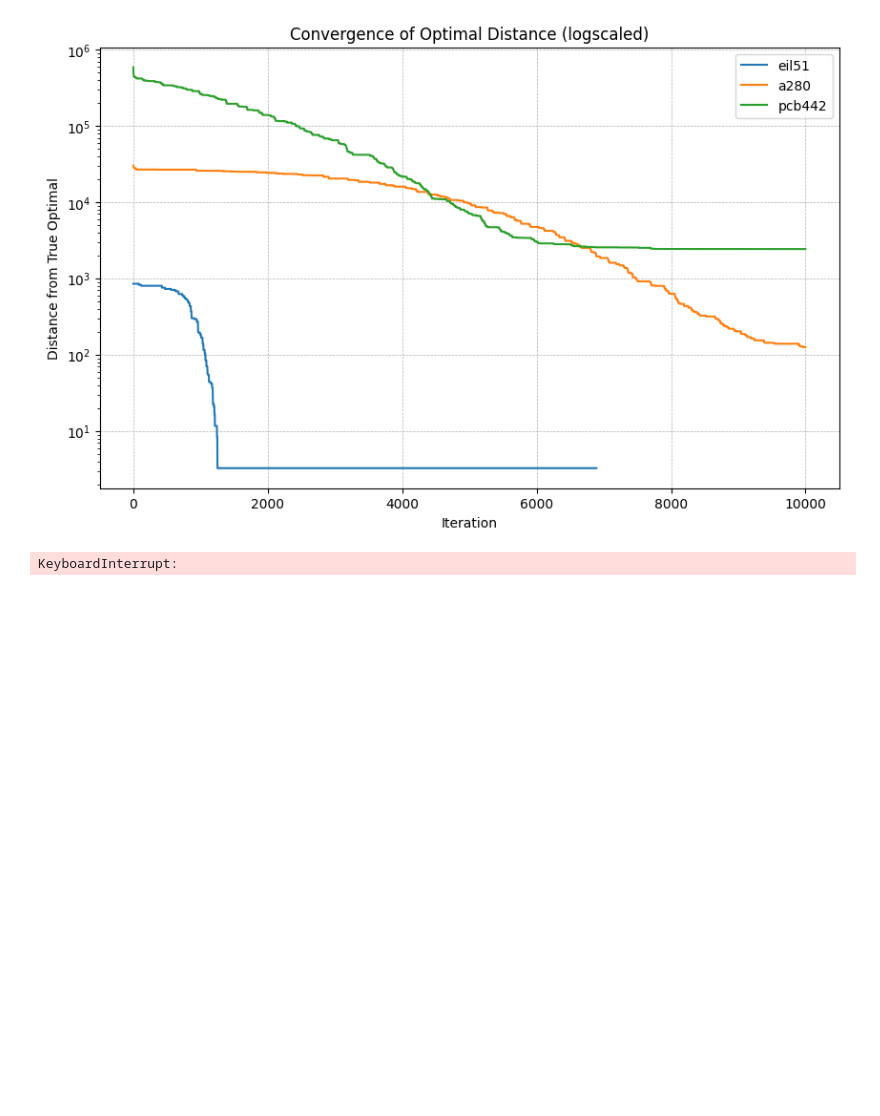
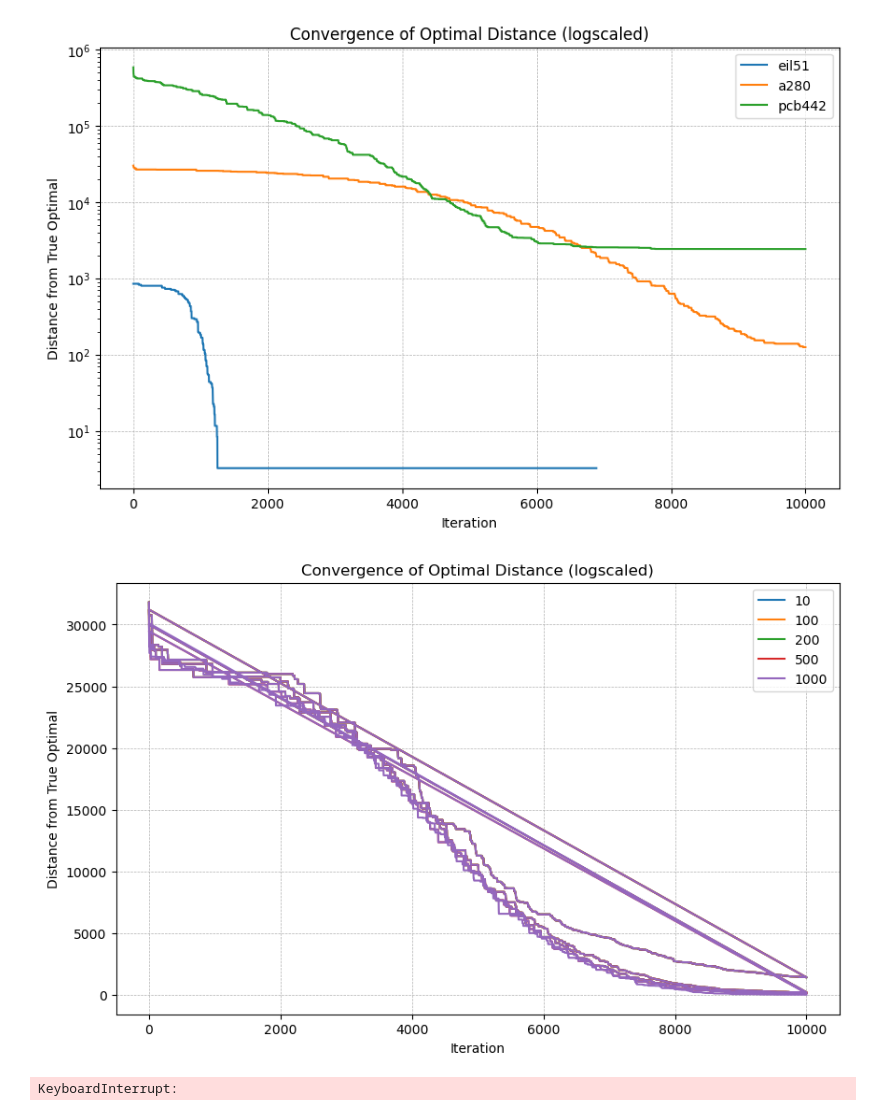
Before and after one commit to 3mmdrew/stochastic_assignment_3, a Jupyter notebook: Assignment 3.ipynb, the cells around one changed output. Saved outputs shown, nothing was run; the diff lists cells and outputs as text; code cells hidden in the pictures; blank space fills up the shorter version.

```diff
--- a/Assignment 3.ipynb
+++ b/Assignment 3.ipynb
@@ -194,6 +193,33 @@ plt.grid(True, linestyle='--', linewidth=0.5)
 plt.show()
 # %% [output]
 [figure]
+# %%
+a280_solver = TravelingSalesmanSolver(a280,a280_opt)
+
+def convergence_rate(convergence_path, optimal_distance):
+    # Calculate the differences from optimal distance
+    dist = np.array(convergence_path['opt_distance'])
+    return dist - optimal_distance
+
+def plot_ROC(convergence_path, optimal_value, label):
+    iterations = np.array(convergence_path['iteration'])
+    distances = convergence_rate(convergence_path, optimal_value)
+    plt.plot(iterations, distances, label=label, zorder=5)
+
+# Plot setup
+plt.figure(figsize=(10, 6))
+for mc in [10, 100, 200, 500, 1000]:
+    opt_tour, opt_distance = a280_solver.simulated_annealing(cooling_rate=0.9993,mc_length=mc,max_iterations=10000)
+    a280_solver.show_results()
+    plot_ROC(a280_solver.get_iters(), a280_solver.optimal_distance, str(mc))
+plt.xlabel('Iteration')
+plt.ylabel('Distance from True Optimal')
+plt.title('Convergence of Optimal Distance (logscaled)')
+plt.legend()
+plt.grid(True, linestyle='--', linewidth=0.5)
+plt.show()
+# %% [output]
+[figure, added]
 # %%
 # Exploring the affects of different cooling rates
 trials = {"tsp":[eil51,a280,pcb442],"opt_tsp":[eil51_opt,a280_opt,pcb442_opt],"name":["eil51","a280","pcb442"]}
```
Also changed, not shown: parts of 1 cell of this notebook.
